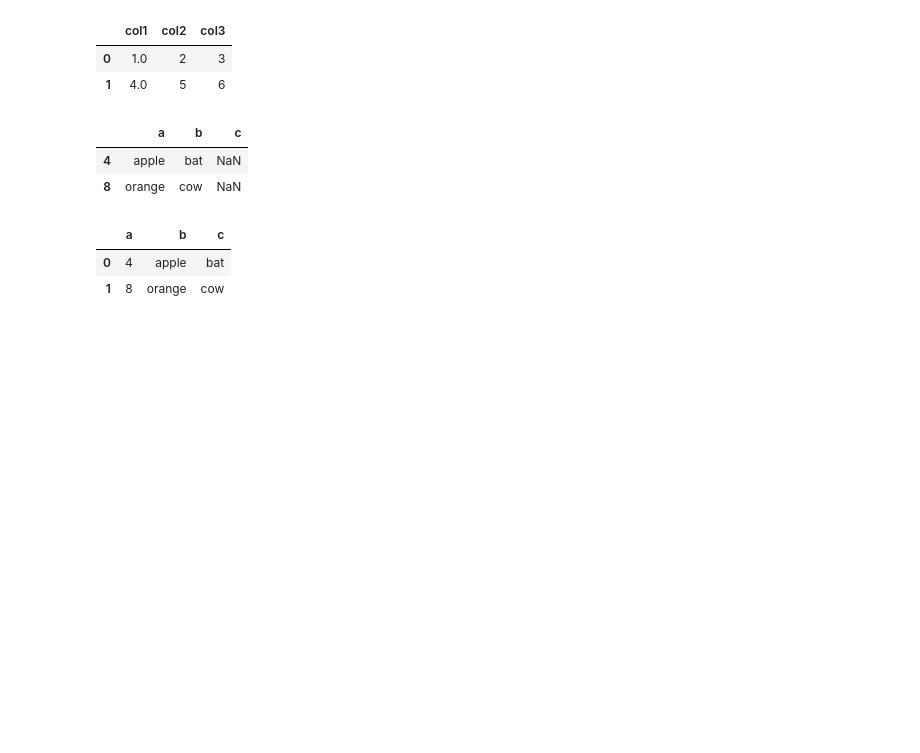
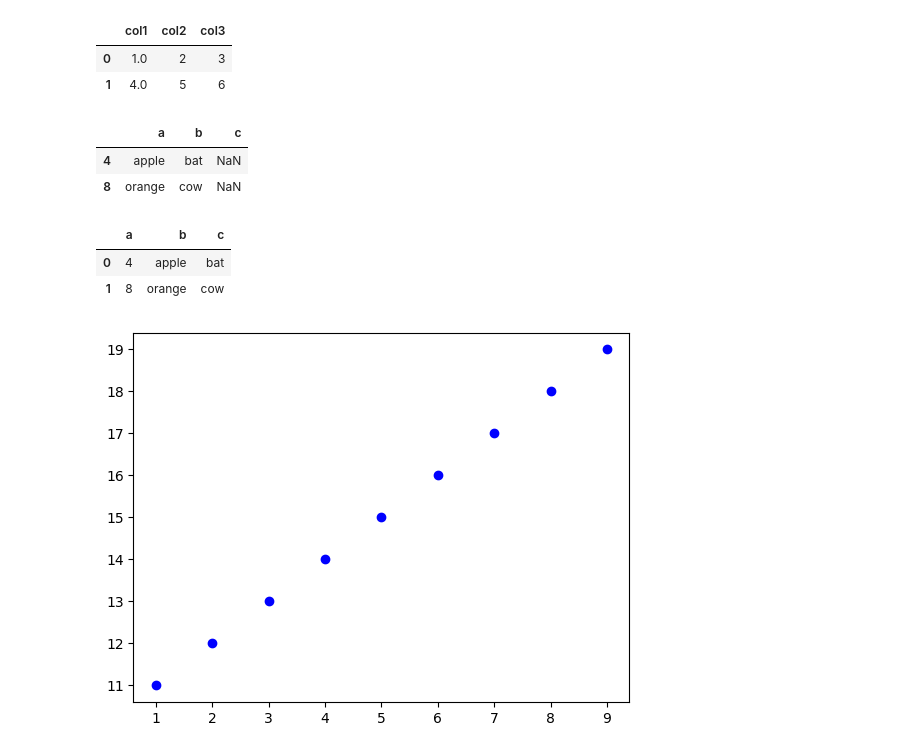
Before and after one commit to nihar7901/All-about-ML, a Jupyter notebook: Python.ipynb, the cells around one changed output. Saved outputs shown, nothing was run; the diff lists cells and outputs as text; code cells hidden in the pictures; blank space fills up the shorter version.

```diff
--- a/Python.ipynb
+++ b/Python.ipynb
@@ -295,0 +292,9 @@ import numpy as np
+# %%
+a = np.arange(1,10)
+b = np.arange(11,20)
+# %%
+plt.scatter(a,b,c='b')
+
+plt.savefig('test.png')
+# %% [output]
+[figure, added]
```
Also changed, not shown: parts of 23 cells of this notebook.
